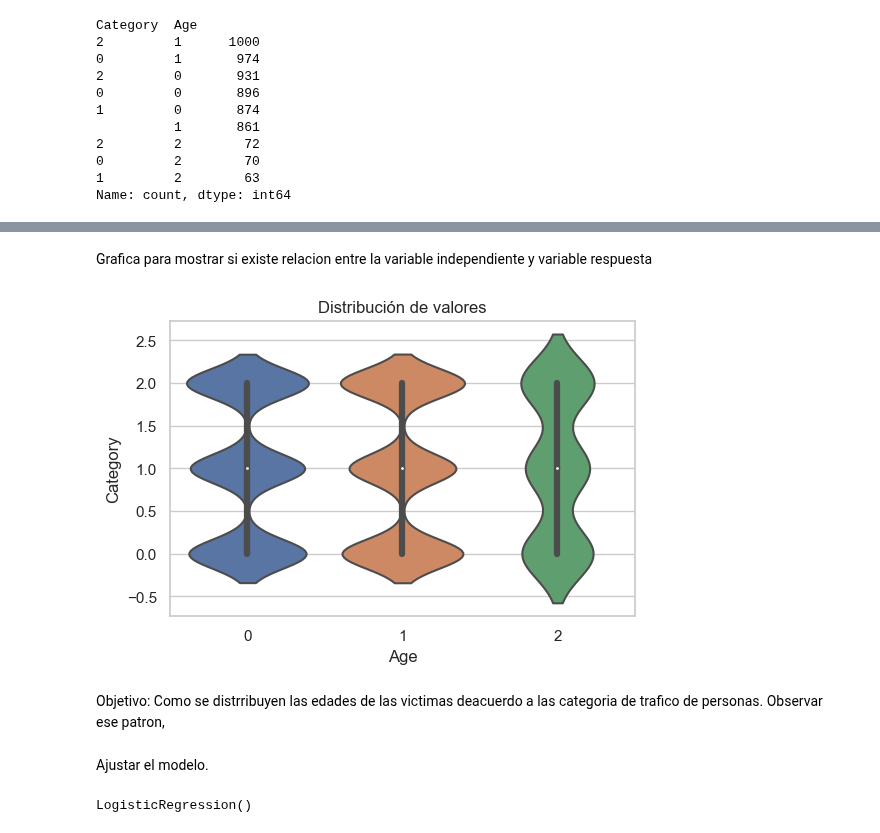
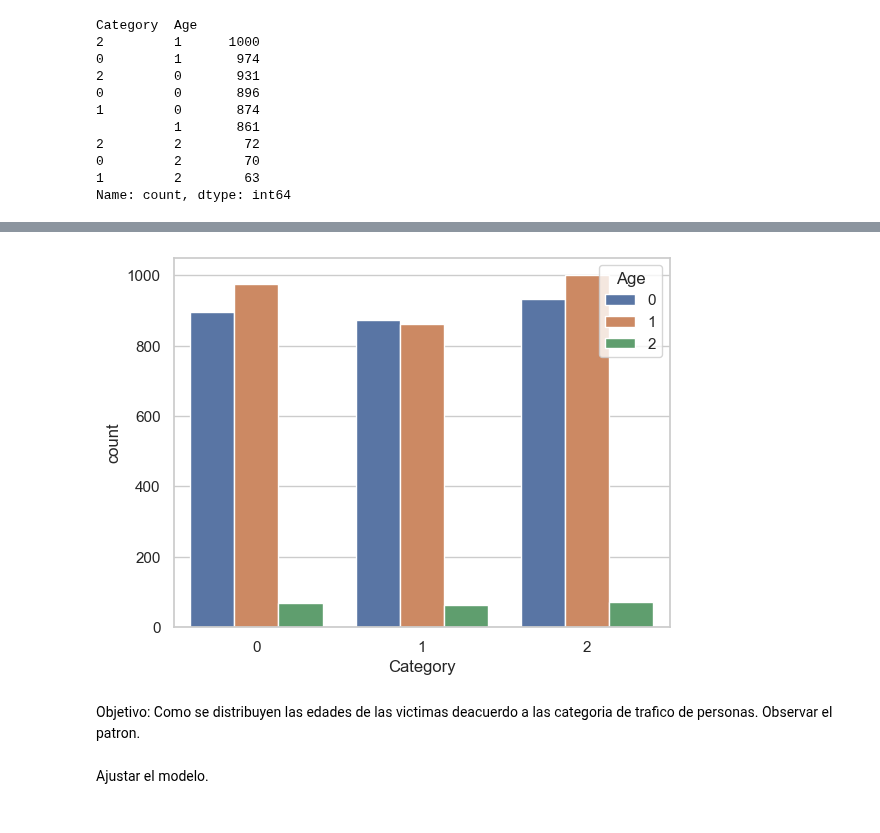
Before and after one commit to Marce-Valverde/PP1-Grupo6, a Jupyter notebook: Proyecto.ipynb, the cells around one changed output, grey strips where cells are left out. Cells and saved outputs as stored; diff of their text form; code cells hidden in the pictures.

```diff
--- a/Proyecto.ipynb
+++ b/Proyecto.ipynb
@@ -626,12 +695,3 @@ Category  Age
 0         2        70
 1         2        63
 Name: count, dtype: int64
-# %%
-plt.rc('font', size=14)
-
-sns.set(style='white')
-sns.set(style='whitegrid', color_codes=True)
-sns.countplot(x='Age',
-             data = category_edad,
-             palette='hls')
-plt.show
@@ -641,20 +698,9 @@ plt.show
-# %% [markdown]
-Grafica para mostrar si existe relacion entre la variable independiente y variable respuesta
-# %%
-fig, ax = plt.subplots(figsize=(6, 3.84))
-
-sns.violinplot(
-        x     = 'Age',
-        y     = 'Category',
-        data  = category_edad,
-        #color = "white",
-        ax    = ax
-    )
-
-ax.set_title('Distribución de valores');
-# %% [output]
-[figure, removed]
+# %%
+sns.countplot(x="Category", hue="Age", data=category_edad)
+plt.show()
+# %% [output]
+[figure, added]
 # %% [markdown]
-Objetivo: Como se distrribuyen las edades de las victimas deacuerdo a las categoria de trafico de personas. Observar ese patron,
+Objetivo: Como se distribuyen las edades de las victimas deacuerdo a las categoria de trafico de personas. Observar el patron.
 # %% [markdown]
 Ajustar el modelo.
@@ -664,8 +706,0 @@ X_train, X_test, y_train, y_test = train_test_split(category_edad.Age, category_
-# %%
-
-# Entrenar el modelo de regresión logística
-
-model = LogisticRegression()
-model.fit(X_train.values.reshape(-1, 1), y_train.values.reshape(-1, 1).ravel())
-# %% [output]
-LogisticRegression()
```
Also changed, not shown: parts of 87 cells of this notebook.
